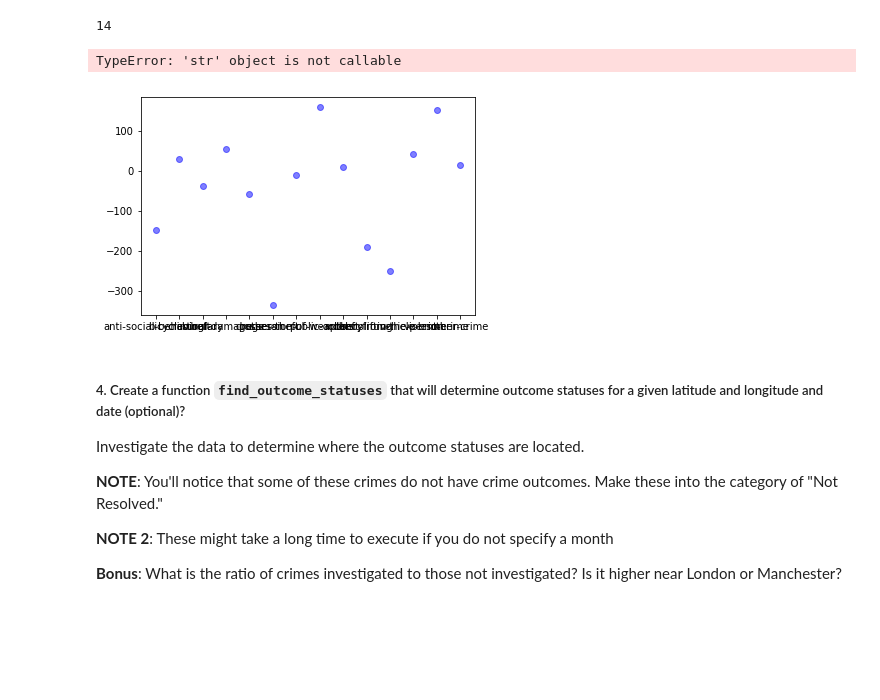
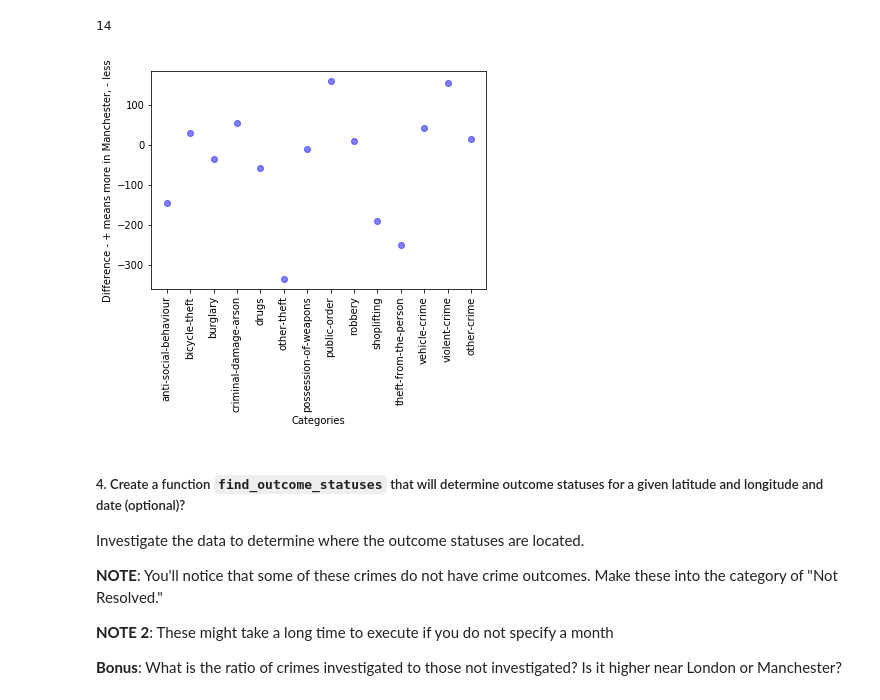
Before and after one commit to danjizquierdo/python-api-dictionaries-lab-nyc-ds-career-012819, a Jupyter notebook: index.ipynb, the cells around one changed output. Cells and saved outputs as stored; diff of their text form; code cells hidden in the pictures; blank space fills up the shorter version.

```diff
--- a/index.ipynb
+++ b/index.ipynb
@@ -245,19 +245,17 @@ len(categories)
 # %%
 fig,ax=plt.subplots()
 categories=[]
 crime_diff=[]
 for key,val in hist_data.items():
     categories.append(key)
     crime_diff.append(val)
 plt.scatter((categories),crime_diff,facecolor='blue',alpha=.5)
-plt.title('Crime difference of Manchester compared to Buckingham Palace')
 plt.xlabel('Categories')
 plt.xticks(range(len(categories)),categories,rotation='vertical')
 plt.ylabel('Difference - + means more in Manchester, - less')
 plt.show()
 # %% [output]
-TypeError: 'str' object is not callable
-[figure, old version]
+[figure, new version]
 # %% [markdown]
 ##### 4. Create a function `find_outcome_statuses` that will determine outcome statuses for a given latitude and longitude and date (optional)?
 Investigate the data to determine where the outcome statuses are located.
```
